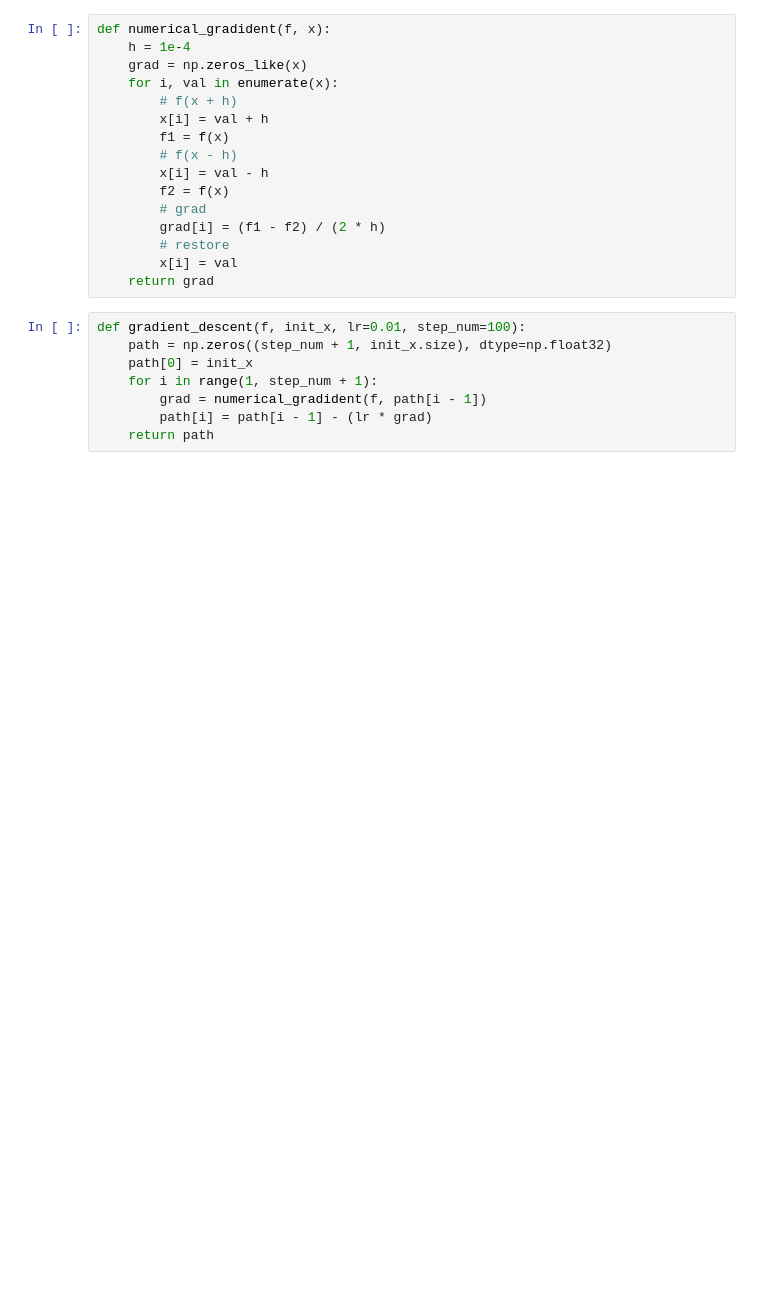
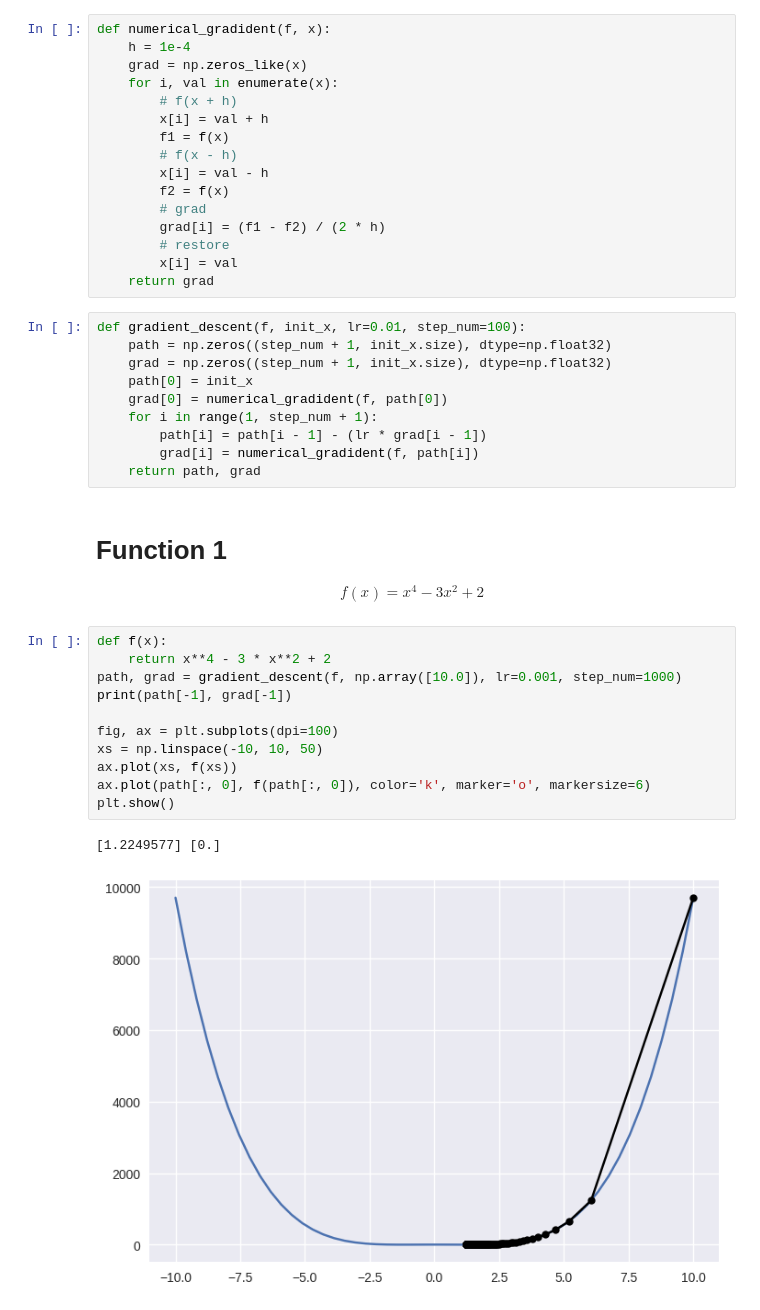
Before and after one commit to amoshyc/ccu-optimization, a Jupyter notebook: hw1.ipynb, the cells around one changed output. Saved outputs shown, nothing was run; the diff lists cells and outputs as text; blank space fills up the shorter version.

Commit message:
Add function 1

```diff
--- a/hw1.ipynb
+++ b/hw1.ipynb
@@ -35,8 +23,27 @@ def numerical_gradident(f, x):
 # %%
 def gradient_descent(f, init_x, lr=0.01, step_num=100):
     path = np.zeros((step_num + 1, init_x.size), dtype=np.float32)
+    grad = np.zeros((step_num + 1, init_x.size), dtype=np.float32)
     path[0] = init_x
+    grad[0] = numerical_gradident(f, path[0])
     for i in range(1, step_num + 1):
-        grad = numerical_gradident(f, path[i - 1])
-        path[i] = path[i - 1] - (lr * grad)
-    return path
+        path[i] = path[i - 1] - (lr * grad[i - 1])
+        grad[i] = numerical_gradident(f, path[i])
+    return path, grad
+# %% [markdown]
+# Function 1
+$$ f(x) = x^4 - 3x^2 + 2 $$
+# %%
+def f(x):
+    return x**4 - 3 * x**2 + 2
+path, grad = gradient_descent(f, np.array([10.0]), lr=0.001, step_num=1000)
+print(path[-1], grad[-1])
+
+fig, ax = plt.subplots(dpi=100)
+xs = np.linspace(-10, 10, 50)
+ax.plot(xs, f(xs))
+ax.plot(path[:, 0], f(path[:, 0]), color='k', marker='o', markersize=6)
+plt.show()
+# %% [output]
+[1.2249577] [0.]
+[figure, added]
```
Also changed, not shown: parts of 9 cells of this notebook, 1 other file.
